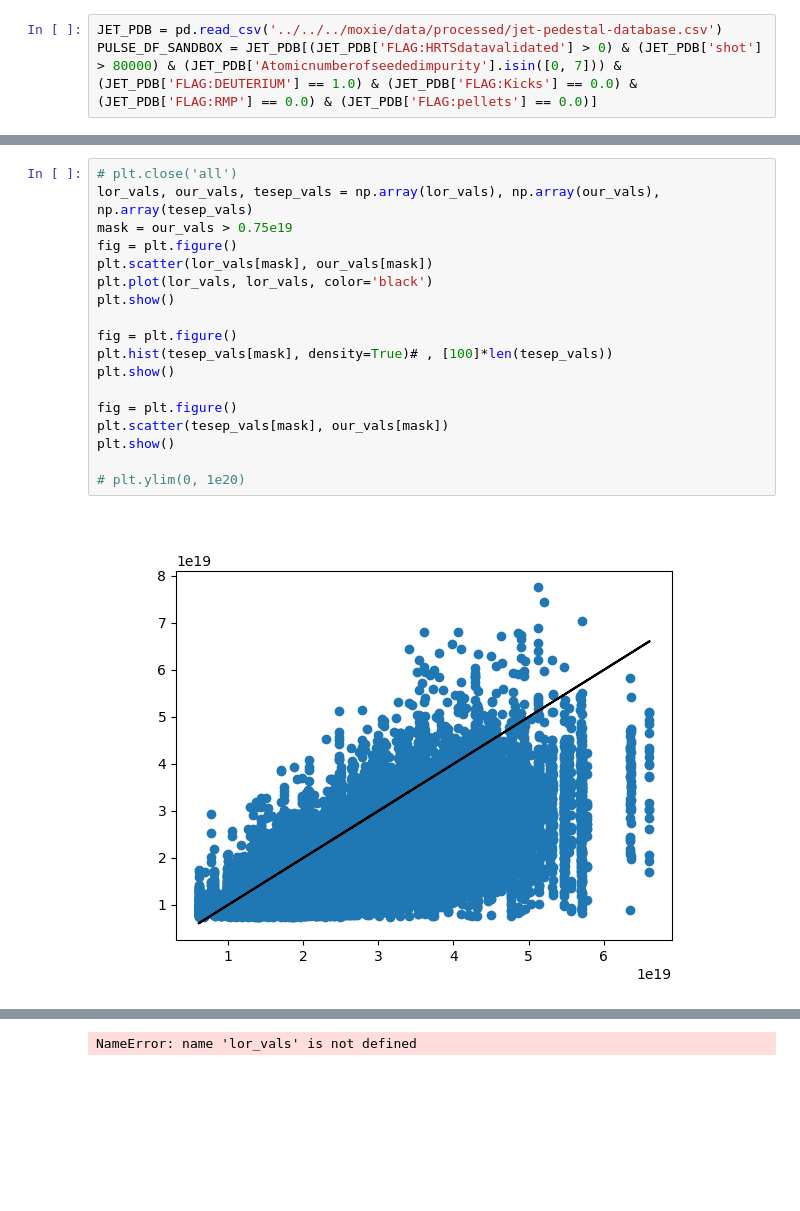
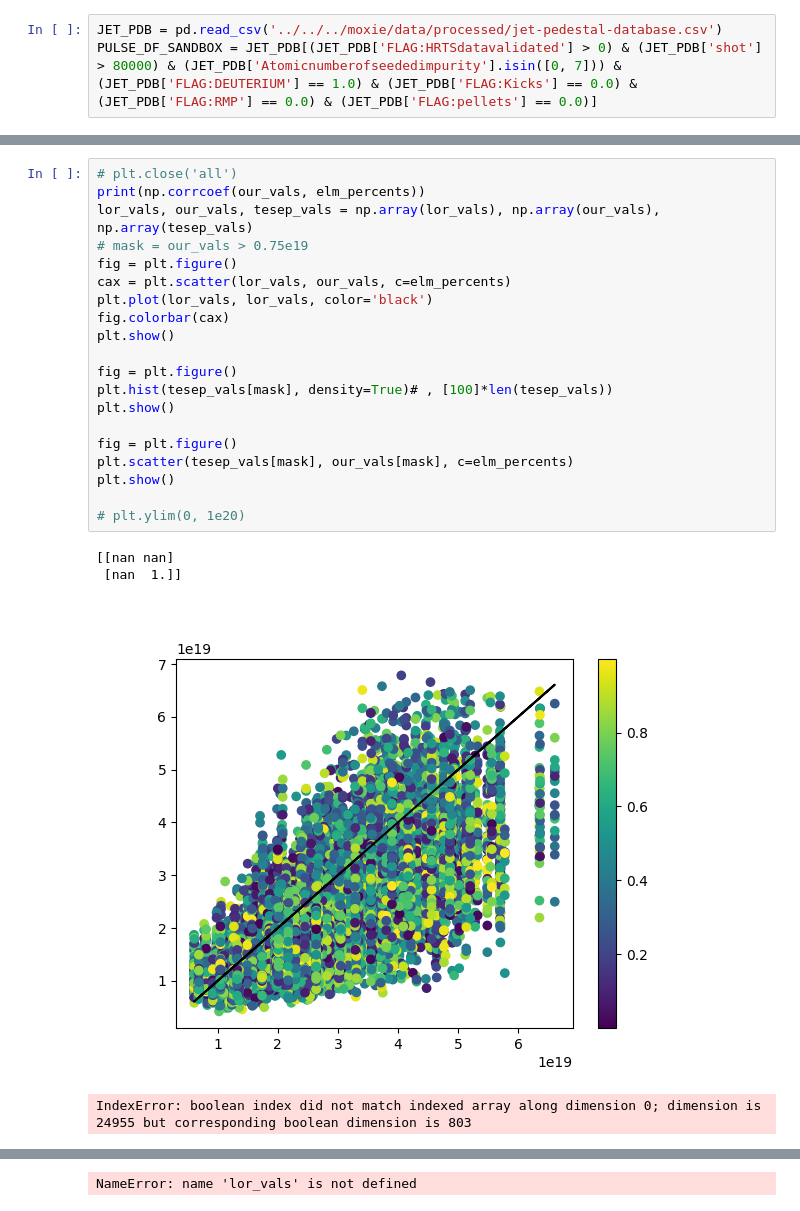
Before and after one commit to fusionby2030/moxie, a Jupyter notebook: experiments/Paper_Docs/Tesep_meditations.ipynb, the cells around one changed output, grey strips where cells are left out. Cells and saved outputs as stored; diff of their text form; blank space fills up the shorter version.

```diff
--- a/experiments/Paper_Docs/Tesep_meditations.ipynb
+++ b/experiments/Paper_Docs/Tesep_meditations.ipynb
@@ -72,20 +95,25 @@ for idx in range(len(profiles)):
 # %%
 # plt.close('all')
+print(np.corrcoef(our_vals, elm_percents))
 lor_vals, our_vals, tesep_vals = np.array(lor_vals), np.array(our_vals), np.array(tesep_vals)
-mask = our_vals > 0.75e19
+# mask = our_vals > 0.75e19
 fig = plt.figure()
-plt.scatter(lor_vals[mask], our_vals[mask])
+cax = plt.scatter(lor_vals, our_vals, c=elm_percents)
 plt.plot(lor_vals, lor_vals, color='black')
+fig.colorbar(cax)
 plt.show()
 
 fig = plt.figure()
 plt.hist(tesep_vals[mask], density=True)# , [100]*len(tesep_vals))
 plt.show()
 
 fig = plt.figure()
-plt.scatter(tesep_vals[mask], our_vals[mask])
+plt.scatter(tesep_vals[mask], our_vals[mask], c=elm_percents)
 plt.show()
 
 # plt.ylim(0, 1e20)
 # %% [output]
+[[nan nan]
+ [nan  1.]]
-[figure, old version]
+[figure, new version]
+IndexError: boolean index did not match indexed array along dimension 0; dimension is 24955 but corresponding boolean dimension is 803
```
Also changed, not shown: parts of 8 cells of this notebook, 2 other files.
